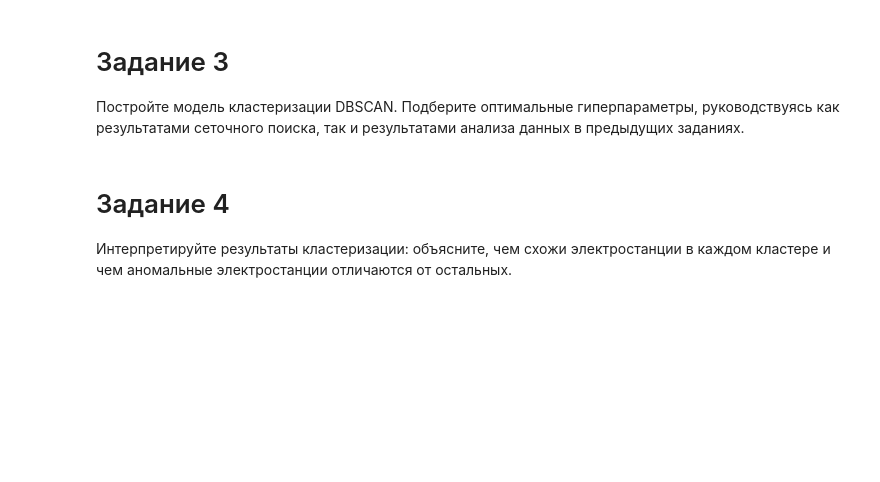
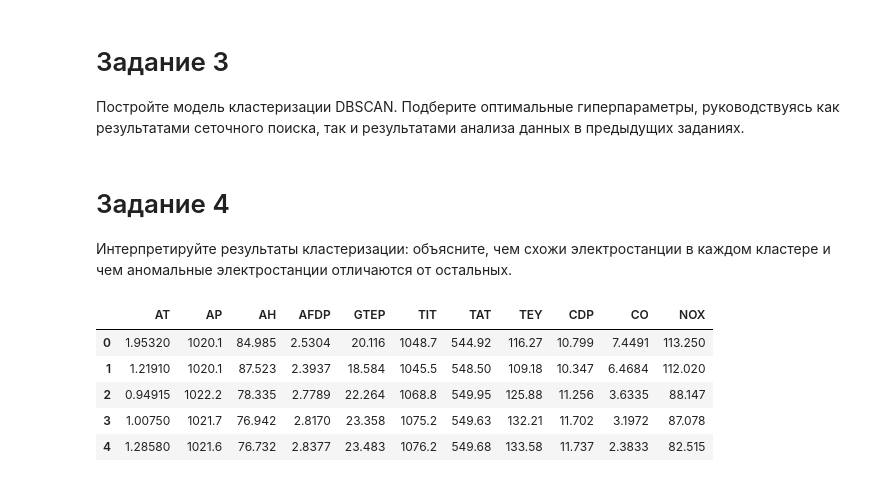
Before and after one commit to ulis891/ML, a Jupyter notebook: HW_7.ipynb, the cells around one changed output. Saved outputs shown, nothing was run; the diff lists cells and outputs as text; code cells hidden in the pictures; blank space fills up the shorter version.

```diff
--- a/HW_7.ipynb
+++ b/HW_7.ipynb
@@ -197,3 +213,14 @@ labels = kmeans.labels_
 # Задание 4
 
 Интерпретируйте результаты кластеризации: объясните, чем схожи электростанции в каждом кластере и чем аномальные электростанции отличаются от остальных.
+# %%
+# Шаг 1: Загрузка данных
+data = pd.read_csv('gt_2015.csv')
+data.head()
+# %% [output]
+|  | AT | AP | AH | AFDP | GTEP | TIT | TAT | TEY | CDP | CO | NOX |
+| 0 | 1.95320 | 1020.1 | 84.985 | 2.5304 | 20.116 | 1048.7 | 544.92 | 116.27 | 10.799 | 7.4491 | 113.250 |
+| 1 | 1.21910 | 1020.1 | 87.523 | 2.3937 | 18.584 | 1045.5 | 548.50 | 109.18 | 10.347 | 6.4684 | 112.020 |
+| 2 | 0.94915 | 1022.2 | 78.335 | 2.7789 | 22.264 | 1068.8 | 549.95 | 125.88 | 11.256 | 3.6335 | 88.147 |
+| 3 | 1.00750 | 1021.7 | 76.942 | 2.8170 | 23.358 | 1075.2 | 549.63 | 132.21 | 11.702 | 3.1972 | 87.078 |
+| 4 | 1.28580 | 1021.6 | 76.732 | 2.8377 | 23.483 | 1076.2 | 549.68 | 133.58 | 11.737 | 2.3833 | 82.515 |
```
Also changed, not shown: parts of 13 cells of this notebook.
